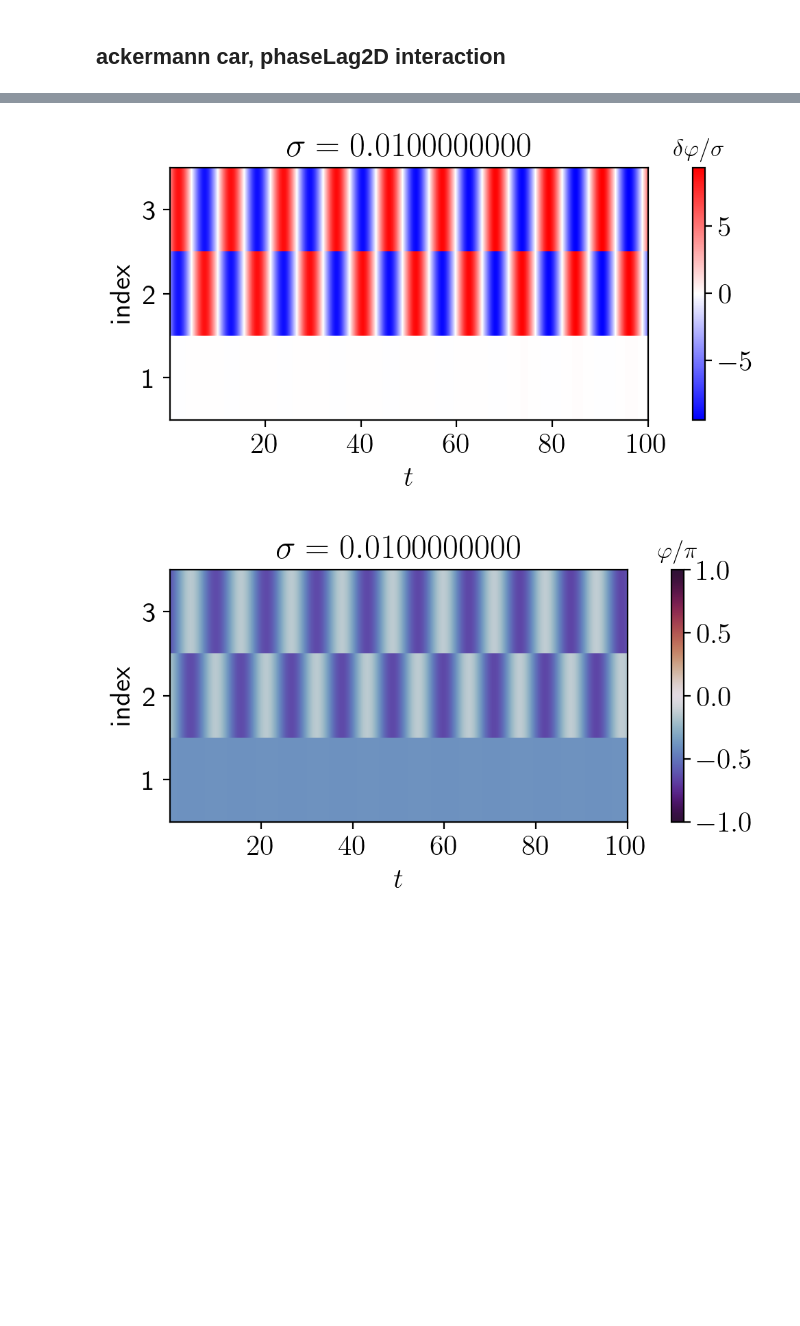
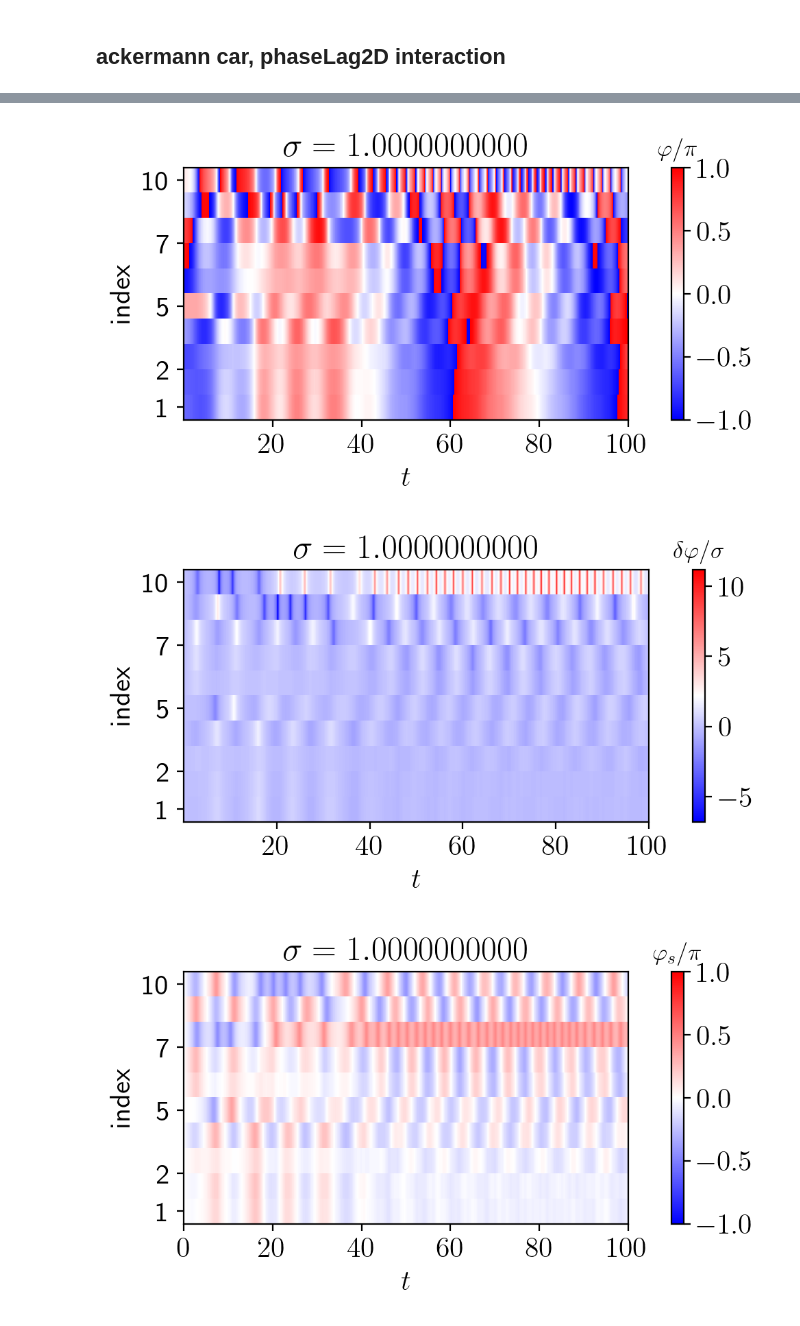
Before and after one commit to pcmagic/ActiveMatter, a Jupyter notebook: collectiveFish/try_ackermann.ipynb, the cells around one changed output, grey strips where cells are left out. Saved outputs shown, nothing was run; the diff lists cells and outputs as text; code cells hidden in the pictures; blank space fills up the shorter version.

```diff
--- a/collectiveFish/try_ackermann.ipynb
+++ b/collectiveFish/try_ackermann.ipynb
@@ -376,10 +331,10 @@ Generate Problem.
 # %%
 # update_fun, update_order, eval_dt = '1fe', (0, 0), 1
 # update_fun, update_order, eval_dt = '8vr', (1e-3, 1e-6), 1
-update_fun, update_order, eval_dt = '5bs', (1e-9, 1e-12), 1
-nptc, max_t, calculate_fun = 3, eval_dt * 1e2, 'do_ackermann_phaseLag2D'
+update_fun, update_order, eval_dt = '5bs', (1e-9, 1e-12), 0.001
+nptc, max_t, calculate_fun = 10, 100, 'do_ackermann_phaseLag2D'
 l_steer, w_steer = 1, 0
-align, phaseLag2D, seed = 0.01, 0, 1
+align, phaseLag2D, seed = 1, 0, 1
 
 new_kwargs = {
     'calculate_fun':    calculate_fun_dict[calculate_fun],
@@ -442,18 +397,36 @@ figsize = np.array((16, 9)) * 0.3
 dpi = 200 if 'inline' in matplotlib.get_backend() else 100
 plt_tmin = prb1.t_hist.max() - 1000
 markevery = 0.1
-#
+# #
+# resampling_fct, interp1d_kind = 1, 'linear'
+# sps.show_fig_fun(prb1, sps.core_avrPhaseVelocity, figsize=figsize, dpi=dpi,
+#                  plt_tmin=plt_tmin, resampling_fct=resampling_fct, npabs=False,
+#                  tavr=None, vmin=None, vmax=None)
+
+# cmap = plt.get_cmap('twilight_shifted')
+# sps.show_fig_fun(prb1, sps.core_avrPhase, figsize=figsize, dpi=dpi,
+#                  plt_tmin=plt_tmin, resampling_fct=resampling_fct, cmap=cmap,
+#                  tavr=None, sort_type='normal')
+
+
+resampling_fct, interp1d_kind = 1, 'linear'
+sps.save_figs_fun(['W.png', 'phi.png'],
+                  prb1, sps.core_phi_W, figsize=figsize, dpi=dpi,
+                  plt_tmin=plt_tmin, resampling_fct=resampling_fct, npabs_W=False,
+                  tavr=None, vmin_W=None, vmax_W=None)
+sps.save_figs_fun(['Ws.png', 'phis.png'],
+                  prb1, sps.core_phis_Ws, figsize=figsize, dpi=dpi,
+                  plt_tmin=plt_tmin, resampling_fct=resampling_fct, npabs_Ws=False,
+                  tavr=None, vmin_Ws=None, vmax_Ws=None)
+
+
 resampling_fct, interp1d_kind = None, 'linear'
 sps.show_fig_fun(prb1, sps.core_trajectory2D, figsize=None, dpi=dpi,
                  plt_tmin=plt_tmin, resampling_fct=resampling_fct)
-#
-resampling_fct, interp1d_kind = 1, 'linear'
-sps.show_fig_fun(prb1, sps.core_avrPhaseVelocity, figsize=figsize, dpi=dpi,
-                 plt_tmin=plt_tmin, resampling_fct=resampling_fct, npabs=False,
-                 tavr=None, vmin=None, vmax=None)
-
-cmap = plt.get_cmap('twilight_shifted')
-sps.show_fig_fun(prb1, sps.core_avrPhase, figsize=figsize, dpi=dpi,
-                 plt_tmin=plt_tmin, resampling_fct=resampling_fct, cmap=cmap,
-                 tavr=None, sort_type='normal')
+sps.show_fig_fun(prb1, sps.core_phi_W, figsize=figsize, dpi=dpi,
+                 plt_tmin=plt_tmin, resampling_fct=resampling_fct, npabs_W=False,
+                 tavr=None, vmin_W=None, vmax_W=None)
+sps.show_fig_fun(prb1, sps.core_phis_Ws, figsize=figsize, dpi=dpi,
+                 plt_tmin=plt_tmin, resampling_fct=resampling_fct, npabs_Ws=False,
+                 tavr=None, vmin_Ws=None, vmax_Ws=None)
 # %% [output]
@@ -462,2 +435,3 @@ sps.show_fig_fun(prb1, sps.core_avrPhase, figsize=figsize, dpi=dpi,
-[figure, old version]
+[figure, new version]
-[figure, old version]
+[figure, new version]
+[figure, added]
```
Also changed, not shown: parts of 4 cells of this notebook, 8 other files.
